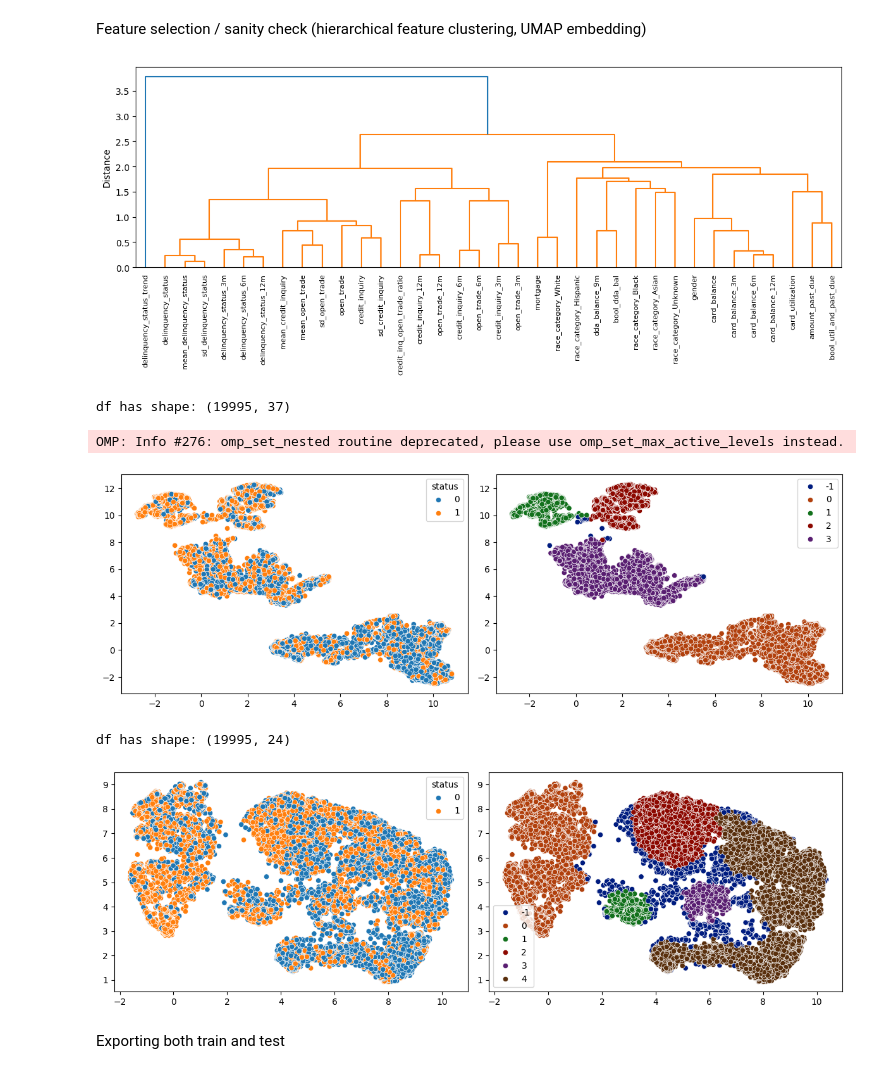
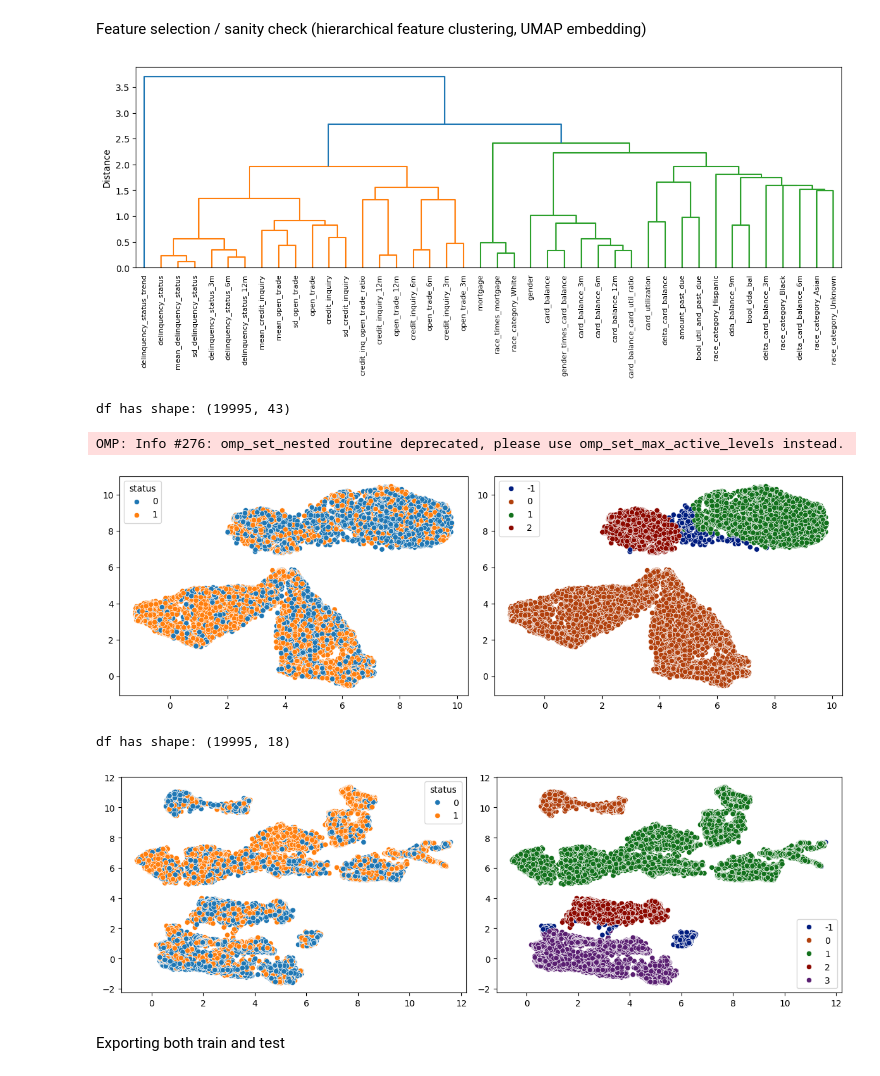
Before and after one commit to ostapenkovs/wells-fargo-case-study, a Jupyter notebook: notebooks/2_data_analysis.ipynb, the cells around one changed output. Drawn from its saved outputs; the diff is of its cells as text; code cells hidden in the pictures.

```diff
--- a/notebooks/2_data_analysis.ipynb
+++ b/notebooks/2_data_analysis.ipynb
@@ -272,6 +272,14 @@ Feature engineering
 # %%
 def engineer_features(df):
     temp = df.copy()
+
+    # race + mortgage interaction
+    temp['race_times_mortgage'] = temp['race'] * temp['mortgage']
+    # gender + card balance interaction
+    temp['gender_times_card_balance'] = temp['gender'] * temp['card_balance']
+    # card_balance + card_utilization interaction
+    temp['card_balance_card_util_ratio'] = temp['card_balance'] / temp['card_utilization']
+
     # getting the dummies for race and dropping extra race col
     temp = pd.get_dummies(temp, columns=['race_category']).drop('race', axis=1)
 
@@ -290,7 +298,7 @@ def engineer_features(df):
         temp[f'sd_{col}'] = s.std(axis=1)
         s = None
 
-    # credit_inquiry and open_inquiry seem to interact
+    # credit_inquiry and open_trade seem to interact
     temp['credit_inq_open_trade_ratio'] = temp.apply(lambda x: \
         x['mean_credit_inquiry'] / x['mean_open_trade'] if x['mean_open_trade'] > 0 else 0, axis=1)
 
@@ -306,6 +314,17 @@ def engineer_features(df):
         return -1
 
     temp[f'delinquency_status_trend'] = temp.apply(compute_delinquency_trend, col='delinquency_status', axis=1)
+
+    # successive differences (relative) for card balance
+    temp['delta_card_balance'] = temp.apply(
+        lambda x: (x['card_balance'] / x['card_balance_3m']) - 1 if x['card_balance_3m'] > 0 else 0, axis=1)
+
+    temp['delta_card_balance_3m'] = temp.apply(
+        lambda x: (x['card_balance_3m'] / x['card_balance_6m']) - 1 if x['card_balance_6m'] > 0 else 0, axis=1)
+
+    temp['delta_card_balance_6m'] = temp.apply(
+        lambda x: (x['card_balance_6m'] / x['card_balance_12m']) - 1 if x['card_balance_12m'] > 0 else 0, axis=1)
+
     return temp
 
 # engineering features for the train dataframe
@@ -325,7 +344,7 @@ plt.ylabel('Distance')
 plt.xticks(rotation=90)
 plt.show()
 # %% [output]
-[figure, old version]
+[figure, new version]
 # %%
 def plot_umap_dbscan(df, k=2, umap_neighbors=100, min_clust_size=500, hue_col=None):
     # utility function for quickly visualizing embedding
@@ -352,30 +371,32 @@ def plot_umap_dbscan(df, k=2, umap_neighbors=100, min_clust_size=500, hue_col=No
 # %%
 plot_umap_dbscan(temp, hue_col='status')
 # %% [output]
-df has shape: (19995, 37)
+df has shape: (19995, 43)
 OMP: Info #276: omp_set_nested routine deprecated, please use omp_set_max_active_levels instead.
-[figure, old version]
+[figure, new version]
 # %%
 # lets filter out some features which are seemingly similar to others
 subset_cols = [
     'delinquency_status_trend',
-    'mean_delinquency_status', 'delinquency_status_12m',
-    'mean_credit_inquiry', 'sd_credit_inquiry',
-    'mean_open_trade', 'sd_open_trade',
+
+    'mean_delinquency_status', 'sd_delinquency_status', 'delinquency_status_12m',
+    'mean_credit_inquiry', 'sd_credit_inquiry', 'credit_inquiry_12m',
+
     'credit_inq_open_trade_ratio',
-    'credit_inquiry_12m', 'open_trade_12m',
-    'credit_inquiry_3m', 'open_trade_3m',
-    'mortgage', 'gender', 'race_category_White', 'race_category_Hispanic', 'race_category_Asian',
-    'bool_dda_bal',
-    'card_balance', 'card_balance_3m', 'card_balance_12m',
-    'card_utilization', 'bool_util_and_past_due',
+
+    'mortgage', 'gender', 'race_category_White', 'race_category_Hispanic',
+    'gender_times_card_balance',  'card_balance_card_util_ratio',
+
+    'card_balance', 'card_balance_12m',
+
+    'card_utilization',
     'status'
 ]
 
 plot_umap_dbscan(temp[subset_cols], hue_col='status')
 # %% [output]
-df has shape: (19995, 24)
+df has shape: (19995, 18)
-[figure, old version]
+[figure, new version]
 # %% [markdown]
 Exporting both train and test
 # %%
```
Also changed, not shown: parts of 1 cell of this notebook, 5 other files.
